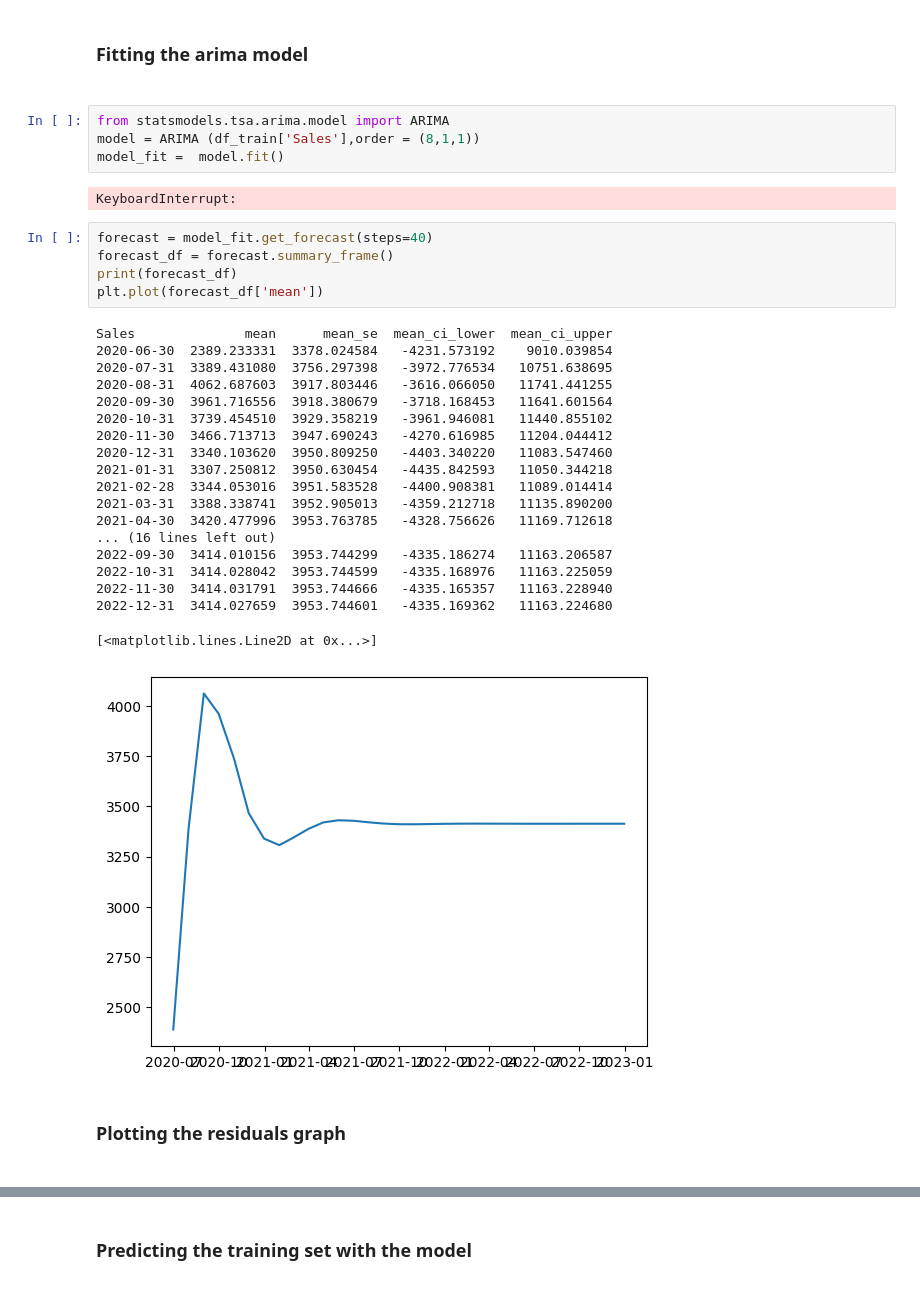
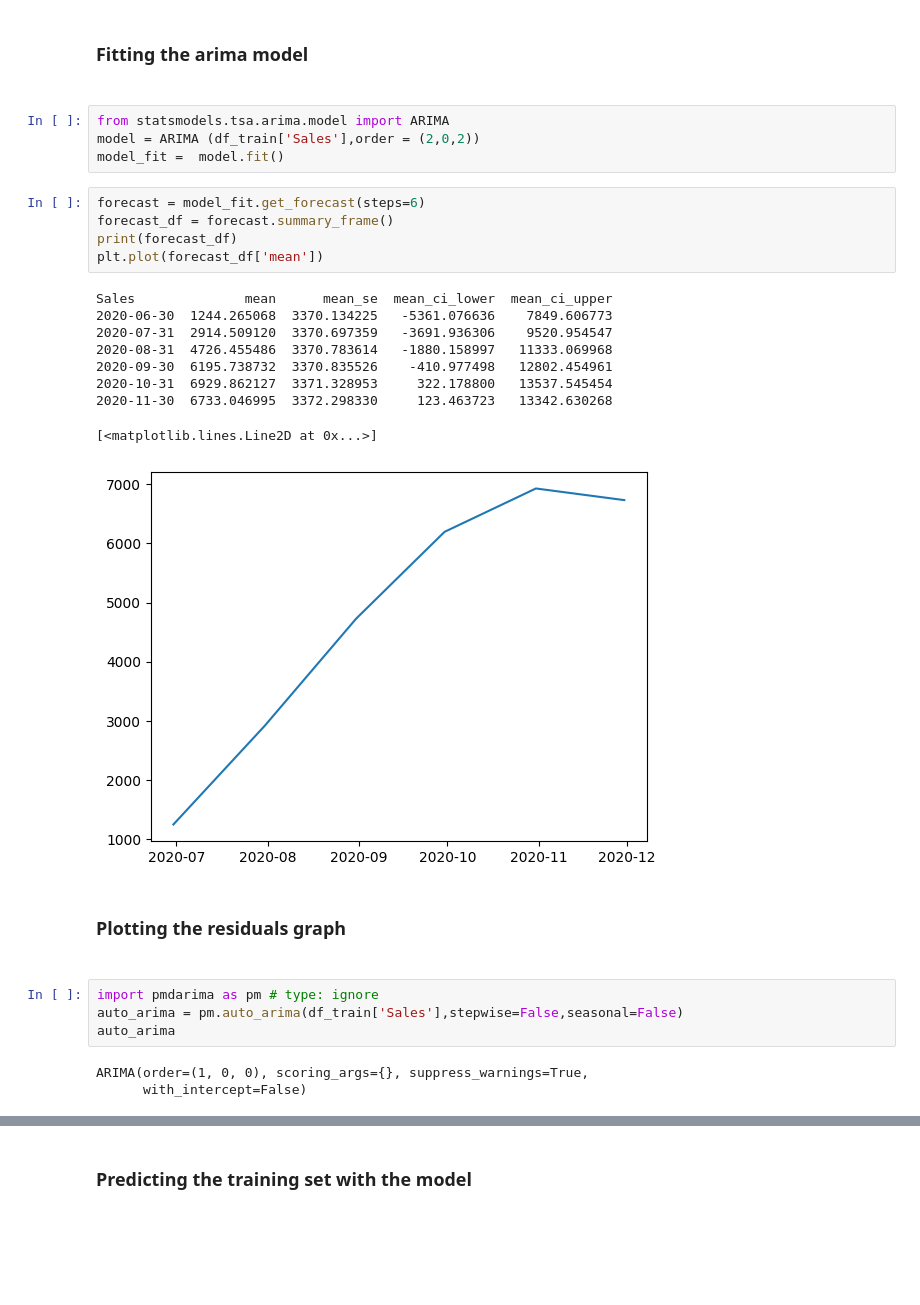
Before and after one commit to perviz822/amazon_stock_price_predictor, a Jupyter notebook: products.ipynb, the cells around one changed output, grey strips where cells are left out. Cells and saved outputs as stored; diff of their text form; blank space fills up the shorter version.

```diff
--- a/products.ipynb
+++ b/products.ipynb
@@ -159,37 +157,32 @@ print(df_test)
 <h3> Fitting the arima model <h3>
 # %%
 from statsmodels.tsa.arima.model import ARIMA
-model = ARIMA (df_train['Sales'],order = (8,1,1))
+model = ARIMA (df_train['Sales'],order = (2,0,2))
 model_fit =  model.fit()
-# %% [output]
-KeyboardInterrupt:
 # %%
-forecast = model_fit.get_forecast(steps=40)
+forecast = model_fit.get_forecast(steps=6)
 forecast_df = forecast.summary_frame()
 print(forecast_df)
 plt.plot(forecast_df['mean'])
 # %% [output]
 Sales              mean      mean_se  mean_ci_lower  mean_ci_upper
-2020-06-30  2389.233331  3378.024584   -4231.573192    9010.039854
-2020-07-31  3389.431080  3756.297398   -3972.776534   10751.638695
-2020-08-31  4062.687603  3917.803446   -3616.066050   11741.441255
-2020-09-30  3961.716556  3918.380679   -3718.168453   11641.601564
-2020-10-31  3739.454510  3929.358219   -3961.946081   11440.855102
-2020-11-30  3466.713713  3947.690243   -4270.616985   11204.044412
-2020-12-31  3340.103620  3950.809250   -4403.340220   11083.547460
-2021-01-31  3307.250812  3950.630454   -4435.842593   11050.344218
-2021-02-28  3344.053016  3951.583528   -4400.908381   11089.014414
-2021-03-31  3388.338741  3952.905013   -4359.212718   11135.890200
-2021-04-30  3420.477996  3953.763785   -4328.756626   11169.712618
-... (16 lines left out)
-2022-09-30  3414.010156  3953.744299   -4335.186274   11163.206587
-2022-10-31  3414.028042  3953.744599   -4335.168976   11163.225059
-2022-11-30  3414.031791  3953.744666   -4335.165357   11163.228940
-2022-12-31  3414.027659  3953.744601   -4335.169362   11163.224680
+2020-06-30  1244.265068  3370.134225   -5361.076636    7849.606773
+2020-07-31  2914.509120  3370.697359   -3691.936306    9520.954547
+2020-08-31  4726.455486  3370.783614   -1880.158997   11333.069968
+2020-09-30  6195.738732  3370.835526    -410.977498   12802.454961
+2020-10-31  6929.862127  3371.328953     322.178800   13537.545454
+2020-11-30  6733.046995  3372.298330     123.463723   13342.630268
 [<matplotlib.lines.Line2D at 0x...>]
-[figure, old version]
+[figure, new version]
 # %% [markdown]
 <h3> Plotting the residuals graph <h3>
+# %%
+import pmdarima as pm # type: ignore
+auto_arima = pm.auto_arima(df_train['Sales'],stepwise=False,seasonal=False)
+auto_arima
+# %% [output]
+ARIMA(order=(1, 0, 0), scoring_args={}, suppress_warnings=True,
+      with_intercept=False)
 # %%
 residuals = model_fit.resid
 residuals.plot()
```
Also changed, not shown: parts of 4 cells of this notebook.
